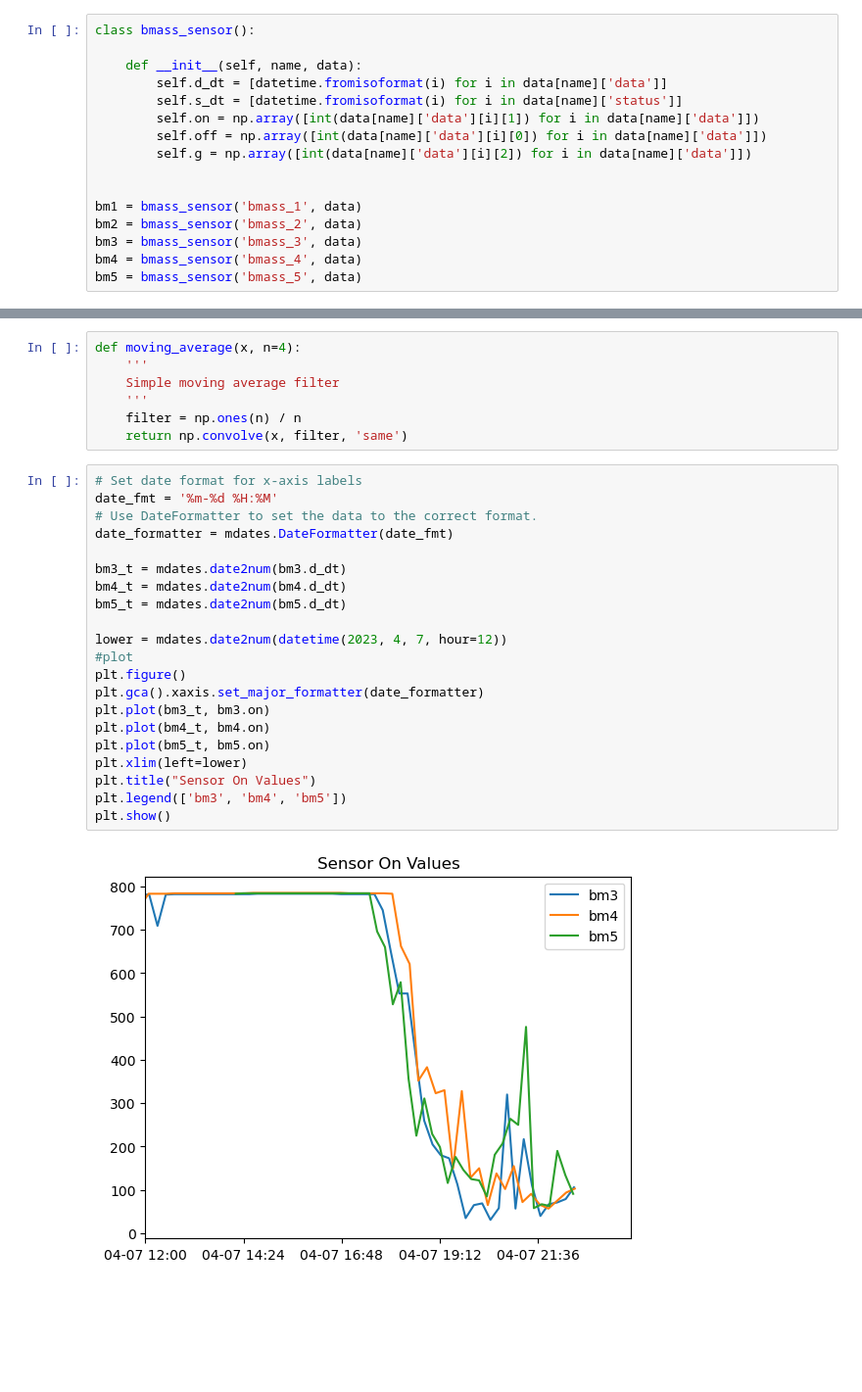
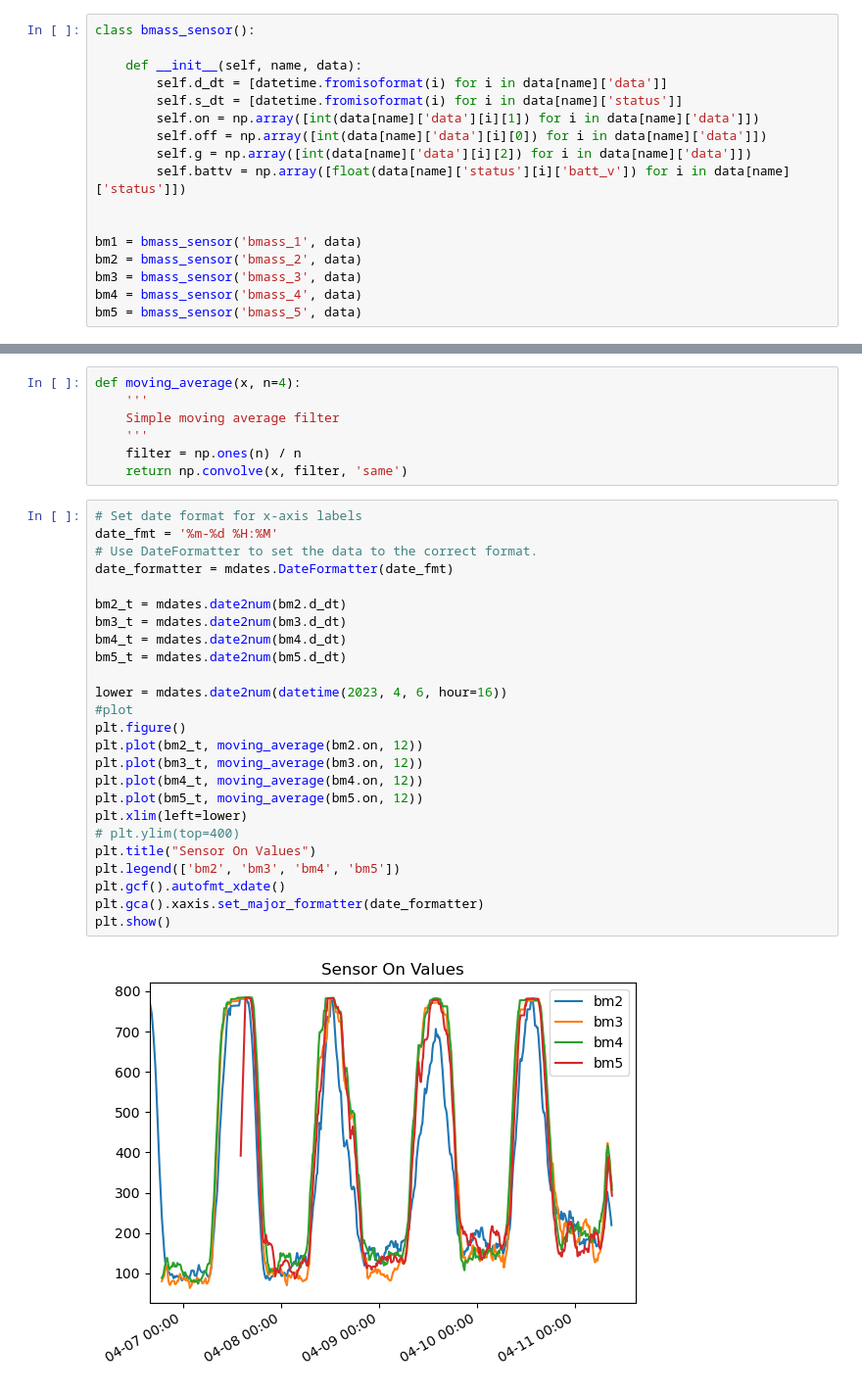
Before and after one commit to wFairmanOlin/Biomass, a Jupyter notebook: data/process_data.ipynb, the cells around one changed output, grey strips where cells are left out. Shown at 98% size. Drawn from its saved outputs; the diff is of its cells as text; blank space fills up the shorter version.

Commit message:
updated the data processing to handle the new firebase data

```diff
--- a/data/process_data.ipynb
+++ b/data/process_data.ipynb
@@ -30,6 +55,7 @@ class bmass_sensor():
         self.on = np.array([int(data[name]['data'][i][1]) for i in data[name]['data']])
         self.off = np.array([int(data[name]['data'][i][0]) for i in data[name]['data']])
         self.g = np.array([int(data[name]['data'][i][2]) for i in data[name]['data']])
+        self.battv = np.array([float(data[name]['status'][i]['batt_v']) for i in data[name]['status']])
 
 
 bm1 = bmass_sensor('bmass_1', data)
@@ -47,23 +83,27 @@ def moving_average(x, n=4):
 # %%
 # Set date format for x-axis labels
 date_fmt = '%m-%d %H:%M'
 # Use DateFormatter to set the data to the correct format.
 date_formatter = mdates.DateFormatter(date_fmt)
 
+bm2_t = mdates.date2num(bm2.d_dt)
 bm3_t = mdates.date2num(bm3.d_dt)
 bm4_t = mdates.date2num(bm4.d_dt)
 bm5_t = mdates.date2num(bm5.d_dt)
 
-lower = mdates.date2num(datetime(2023, 4, 7, hour=12))
+lower = mdates.date2num(datetime(2023, 4, 6, hour=16))
 #plot
 plt.figure()
+plt.plot(bm2_t, moving_average(bm2.on, 12))
+plt.plot(bm3_t, moving_average(bm3.on, 12))
+plt.plot(bm4_t, moving_average(bm4.on, 12))
+plt.plot(bm5_t, moving_average(bm5.on, 12))
+plt.xlim(left=lower)
+# plt.ylim(top=400)
+plt.title("Sensor On Values")
+plt.legend(['bm2', 'bm3', 'bm4', 'bm5'])
+plt.gcf().autofmt_xdate()
 plt.gca().xaxis.set_major_formatter(date_formatter)
-plt.plot(bm3_t, bm3.on)
-plt.plot(bm4_t, bm4.on)
-plt.plot(bm5_t, bm5.on)
-plt.xlim(left=lower)
-plt.title("Sensor On Values")
-plt.legend(['bm3', 'bm4', 'bm5'])
 plt.show()
 # %% [output]
-[figure, old version]
+[figure, new version]
```
Also changed, not shown: parts of 6 cells of this notebook, 54 other files.
